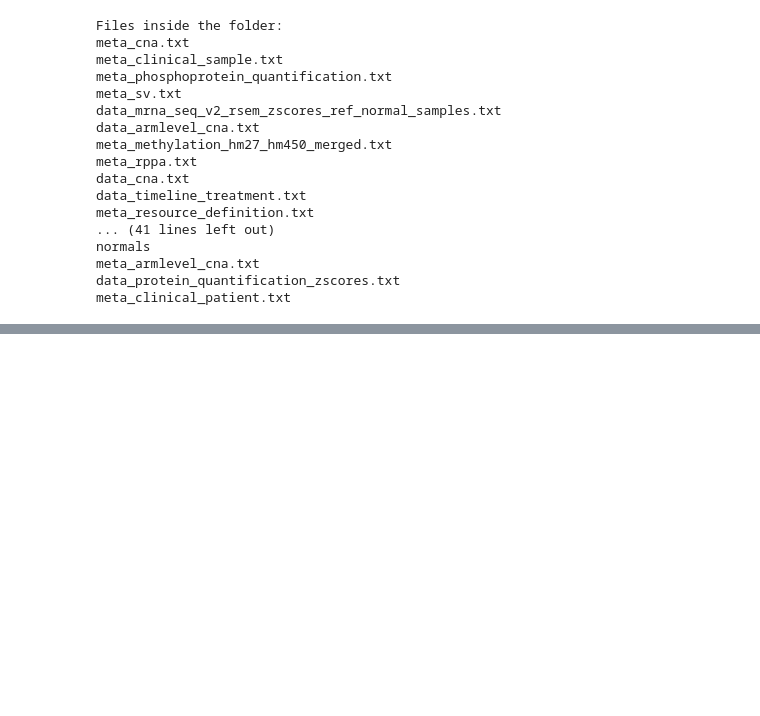
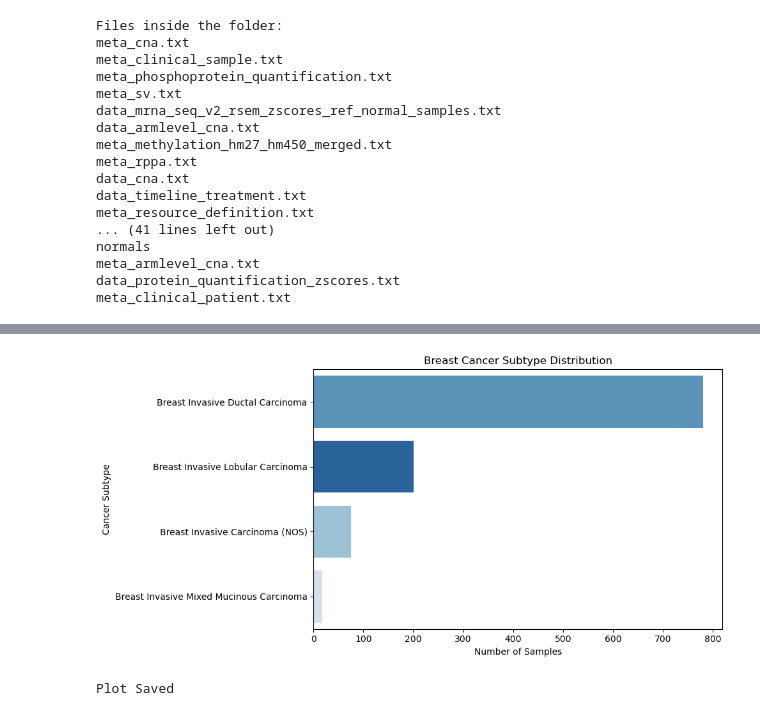
Before and after one commit to DrBharatPugaliya/gene-expression-classifier, a Jupyter notebook: 01_data_exploration.ipynb, the cells around one changed output, grey strips where cells are left out. Drawn from its saved outputs; the diff is of its cells as text; code cells hidden in the pictures; blank space fills up the shorter version.

Commit message:
Add data exploration and subtype distribution plot

```diff
--- a/01_data_exploration.ipynb
+++ b/01_data_exploration.ipynb
@@ -88,3 +88,7 @@ normals
 meta_armlevel_cna.txt
 data_protein_quantification_zscores.txt
 meta_clinical_patient.txt
+# %%
+expr = pd.read_csv(f"{folder}/data_mrna_seq_v2_rsem.txt", sep="\t")
+print(expr.shape)
+print(expr.head(3))
@@ -90,0 +113,5 @@ meta_clinical_patient.txt
+# %%
+#Loading Clinical Data
+clinical = pd.read_csv(f"{folder}/data_clinical_sample.txt", sep="\t", skiprows=4)
+print(clinical.shape)
+print(clinical.columns.tolist())
@@ -90,0 +135,15 @@ meta_clinical_patient.txt
+# %%
+#Transposing the expression data so that the samples are rows
+expr_t = expr.set_index("Hugo_Symbol").drop(columns=["Entrez_Gene_Id"]).T
+expr_t.index.name ="SAMPLE_ID"
+expr_t = expr_t.reset_index()
+
+#Merging with clincal data
+merged = expr_t.merge(clinical[["SAMPLE_ID", "CANCER_TYPE_DETAILED"]], on="SAMPLE_ID")
+top4 = ["Breast Invasive Ductal Carcinoma",
+        "Breast Invasive Lobular Carcinoma",
+        "Breast Invasive Carcinoma (NOS)",
+        "Breast Invasive Mixed Mucinous Carcinoma"]
+merged = merged[merged["CANCER_TYPE_DETAILED"].isin(top4)]
+print(merged.shape)
+print(merged["CANCER_TYPE_DETAILED"].value_counts())
@@ -90,0 +158,19 @@ meta_clinical_patient.txt
+# %%
+#Visualizing Distribution"
+os.makedirs("../results/figures", exist_ok=True)
+plt.figure(figsize=(10,5))
+sns.countplot(data = merged, y = "CANCER_TYPE_DETAILED",
+              hue = "CANCER_TYPE_DETAILED",
+              order = merged["CANCER_TYPE_DETAILED"].value_counts().index,
+              palette = "Blues_r",
+             legend = False)
+plt.title("Breast Cancer Subtype Distribution")
+plt.xlabel("Number of Samples")
+plt.ylabel("Cancer Subtype")
+plt.tight_layout()
+plt.savefig("../results/figures/Subtype Distribution.png", dpi = 150)
+plt.show()
+print("Plot Saved")
+# %% [output]
+[figure, added]
+Plot Saved
```
Also changed, not shown: parts of 6 cells of this notebook.
